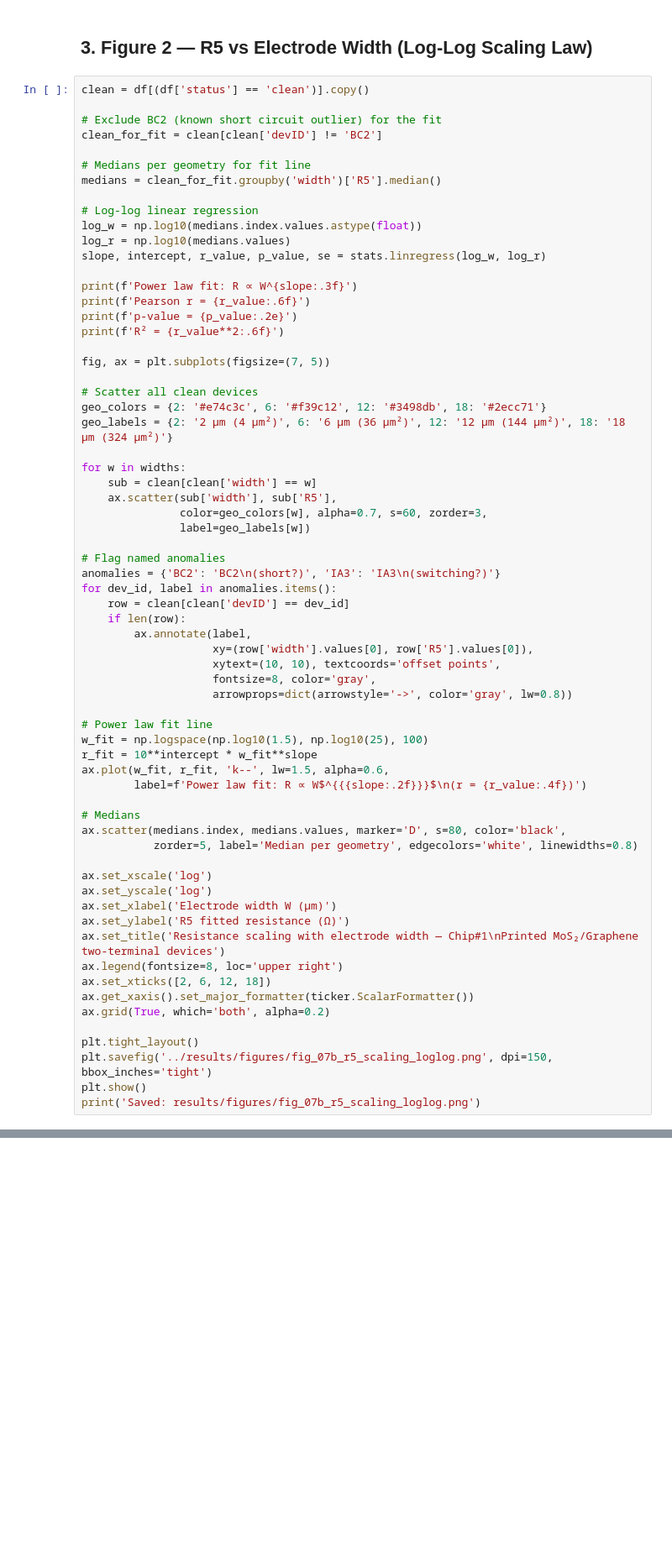
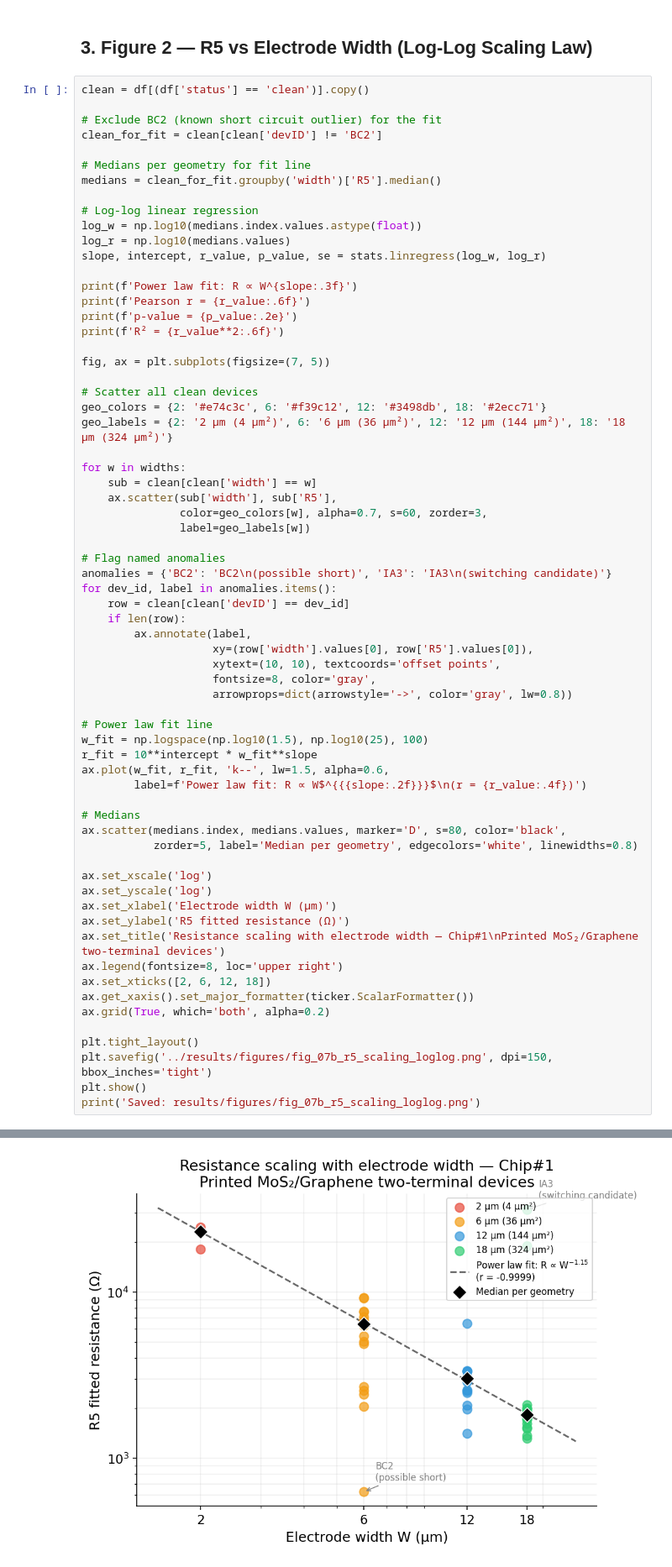
Before and after one commit to wjlee619/mos2-memristor-ml, a Jupyter notebook: notebooks/07_chip1_resistance_scaling.ipynb, the cells around one changed output, grey strips where cells are left out. Shown at 84% size. Cells and saved outputs as stored; diff of their text form; blank space fills up the shorter version.

```diff
--- a/notebooks/07_chip1_resistance_scaling.ipynb
+++ b/notebooks/07_chip1_resistance_scaling.ipynb
@@ -143,7 +164,7 @@ for w in widths:
                label=geo_labels[w])
 
 # Flag named anomalies
-anomalies = {'BC2': 'BC2\n(short?)', 'IA3': 'IA3\n(switching?)'}
+anomalies = {'BC2': 'BC2\n(possible short)', 'IA3': 'IA3\n(switching candidate)'}
 for dev_id, label in anomalies.items():
     row = clean[clean['devID'] == dev_id]
     if len(row):
@@ -177,3 +198,4 @@ plt.tight_layout()
 plt.savefig('../results/figures/fig_07b_r5_scaling_loglog.png', dpi=150, bbox_inches='tight')
 plt.show()
 print('Saved: results/figures/fig_07b_r5_scaling_loglog.png')
+# %% [output]
@@ -179,0 +206 @@ print('Saved: results/figures/fig_07b_r5_scaling_loglog.png')
+[figure, added]
```
Also changed, not shown: parts of 9 cells of this notebook, 5 other files.
